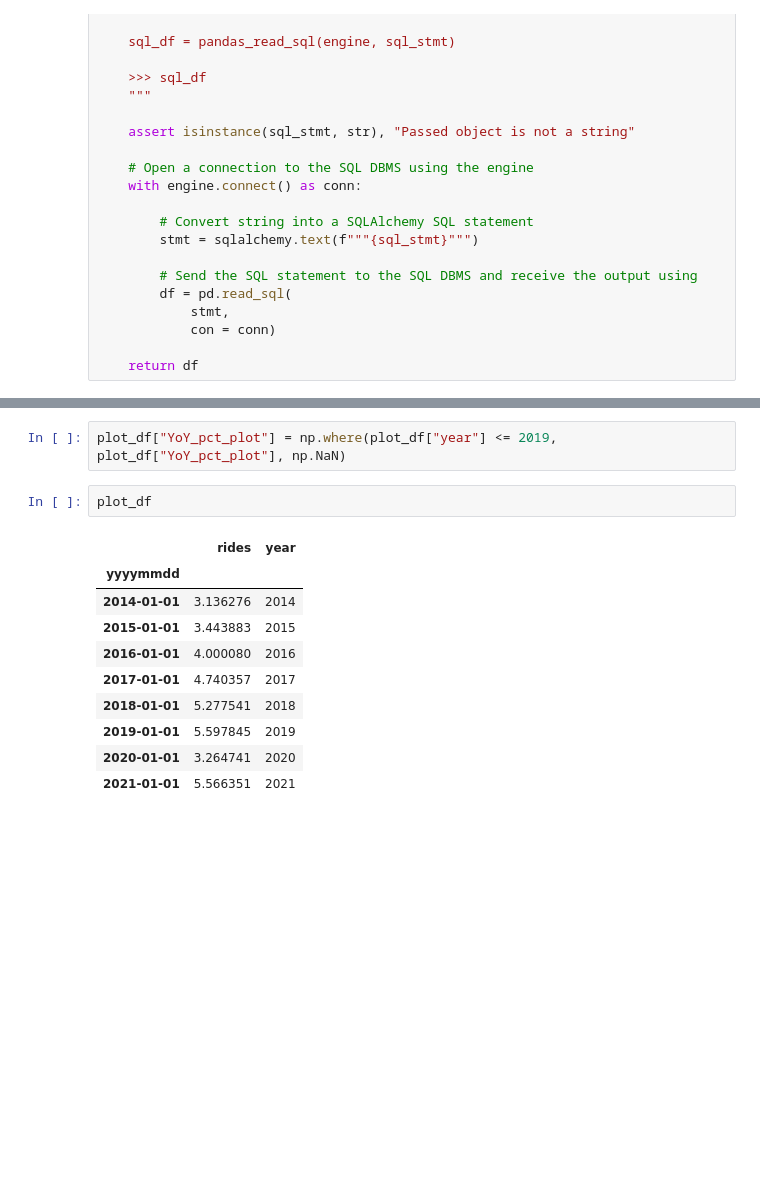
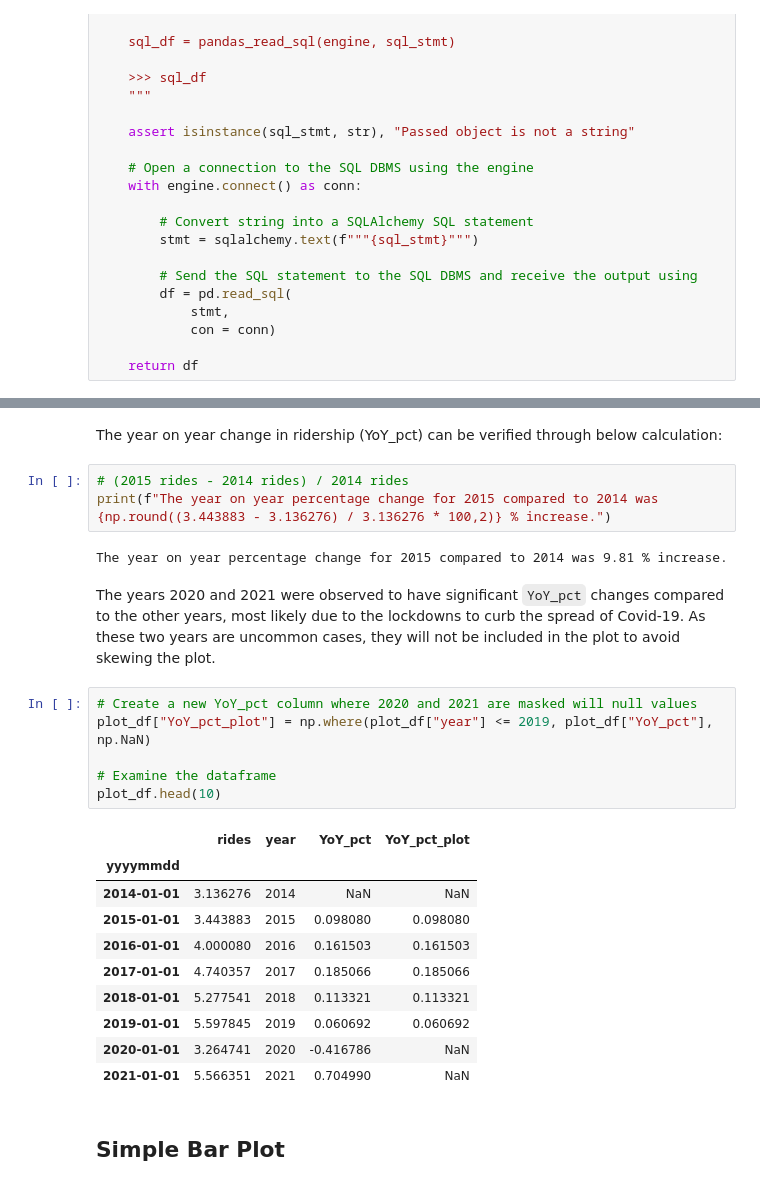
Before and after one commit to andrewyewcy/velocipede, a Jupyter notebook: 21_notebooks/023-visualization-automation.ipynb, the cells around one changed output, grey strips where cells are left out. Saved outputs shown, nothing was run; the diff lists cells and outputs as text; blank space fills up the shorter version.

```diff
--- a/21_notebooks/023-visualization-automation.ipynb
+++ b/21_notebooks/023-visualization-automation.ipynb
@@ -172,16 +186,29 @@ plot_df['rides'] = plot_df['rides']/1_000_000
+# %% [markdown]
+The year on year change in ridership (YoY_pct) can be verified through below calculation:
+# %%
+# (2015 rides - 2014 rides) / 2014 rides
+print(f"The year on year percentage change for 2015 compared to 2014 was {np.round((3.443883 - 3.136276) / 3.136276 * 100,2)} % increase.")
+# %% [output]
+The year on year percentage change for 2015 compared to 2014 was 9.81 % increase.
+# %% [markdown]
+The years 2020 and 2021 were observed to have significant `YoY_pct` changes compared to the other years, most likely due to the lockdowns to curb the spread of Covid-19. As these two years are uncommon cases, they will not be included in the plot to avoid skewing the plot.
 # %%
-plot_df["YoY_pct_plot"] = np.where(plot_df["year"] <= 2019, plot_df["YoY_pct_plot"], np.NaN)
+# Create a new YoY_pct column where 2020 and 2021 are masked will null values
+plot_df["YoY_pct_plot"] = np.where(plot_df["year"] <= 2019, plot_df["YoY_pct"], np.NaN)
+
+# Examine the dataframe
+plot_df.head(10)
+# %% [output]
+|  | rides | year | YoY_pct | YoY_pct_plot |
+| yyyymmdd |  |  |  |  |
+| 2014-01-01 | 3.136276 | 2014 | NaN | NaN |
+| 2015-01-01 | 3.443883 | 2015 | 0.098080 | 0.098080 |
+| 2016-01-01 | 4.000080 | 2016 | 0.161503 | 0.161503 |
+| 2017-01-01 | 4.740357 | 2017 | 0.185066 | 0.185066 |
+| 2018-01-01 | 5.277541 | 2018 | 0.113321 | 0.113321 |
+| 2019-01-01 | 5.597845 | 2019 | 0.060692 | 0.060692 |
+| 2020-01-01 | 3.264741 | 2020 | -0.416786 | NaN |
+| 2021-01-01 | 5.566351 | 2021 | 0.704990 | NaN |
-# %%
-plot_df
-# %% [output]
-|  | rides | year |
-| yyyymmdd |  |  |
-| 2014-01-01 | 3.136276 | 2014 |
-| 2015-01-01 | 3.443883 | 2015 |
-| 2016-01-01 | 4.000080 | 2016 |
-| 2017-01-01 | 4.740357 | 2017 |
-| 2018-01-01 | 5.277541 | 2018 |
-| 2019-01-01 | 5.597845 | 2019 |
-| 2020-01-01 | 3.264741 | 2020 |
-| 2021-01-01 | 5.566351 | 2021 |
+# %% [markdown]
+## Simple Bar Plot
 # %%
```
Also changed, not shown: parts of 34 cells of this notebook, 7 other files.
